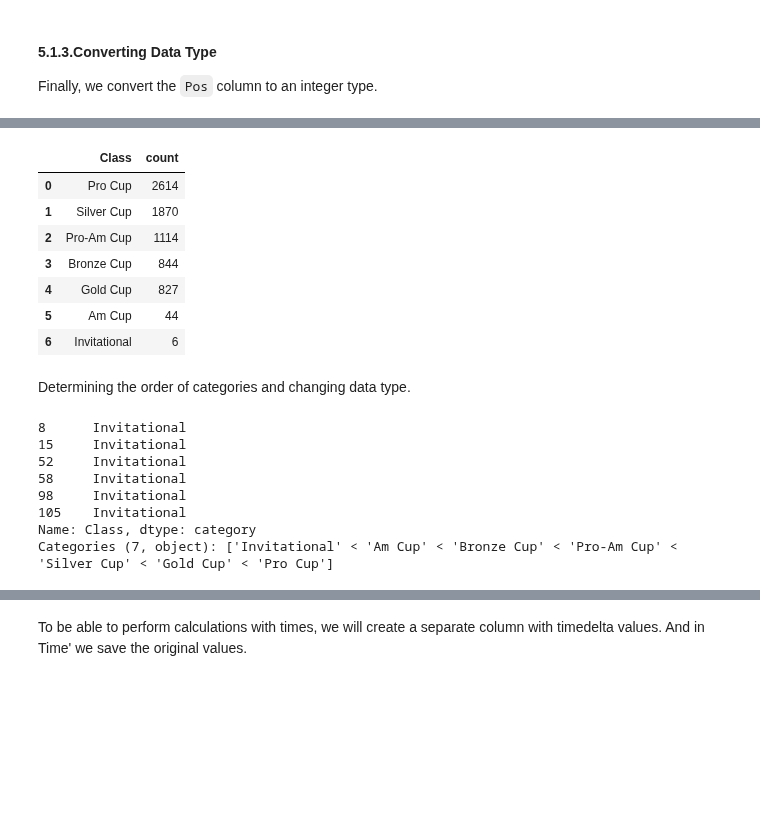
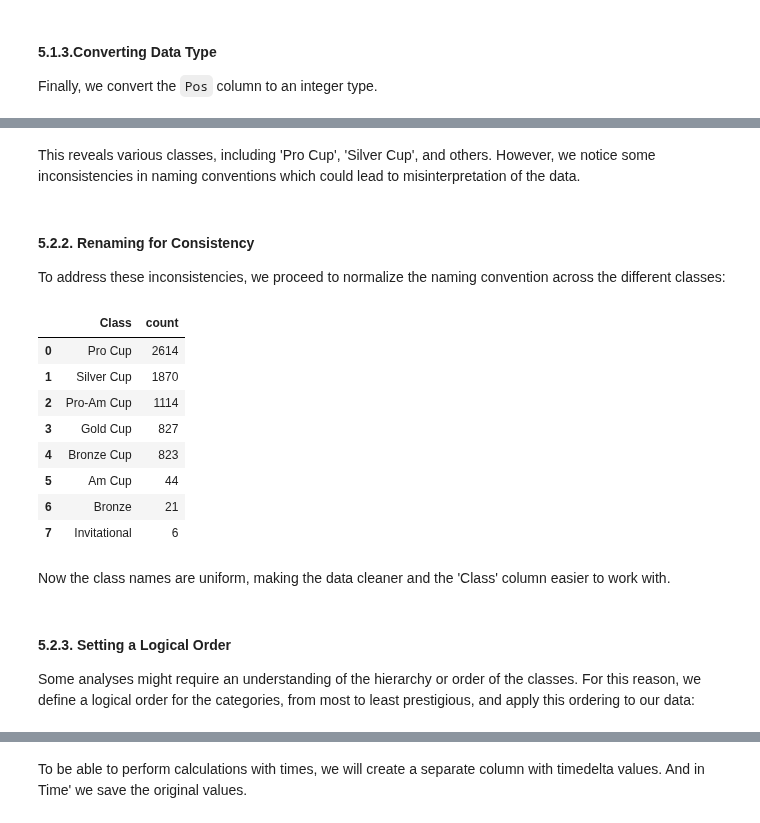
Before and after one commit to S0la1re/GT-World-Challenge-Europe-Data-Analysis, a Jupyter notebook: data_preparation.ipynb, the cells around one changed output, grey strips where cells are left out. Saved outputs shown, nothing was run; the diff lists cells and outputs as text; code cells hidden in the pictures; blank space fills up the shorter version.

```diff
--- a/data_preparation.ipynb
+++ b/data_preparation.ipynb
@@ -210,16 +213,32 @@ And 'Bronze ' change to 'Bronze Cup' according to racing compliance.
+# %% [markdown]
+This reveals various classes, including 'Pro Cup', 'Silver Cup', and others. However, we notice some inconsistencies in naming conventions which could lead to misinterpretation of the data.
+# %% [markdown]
+#### **5.2.2. Renaming for Consistency**
+
+To address these inconsistencies, we proceed to normalize the naming convention across the different classes:
 # %%
-all_races['Class'] = all_races['Class'].replace({'Pro-AM Cup': 'Pro-Am Cup', 'AM Cup': 'Am Cup', 'Bronze': 'Bronze Cup'})
+# Standardize the class names for uniformity
+all_races['Class'] = all_races['Class'].replace({
+    'Pro-AM Cup': 'Pro-Am Cup',
+    'AM Cup': 'Am Cup',
+    'Bronze ': 'Bronze Cup'
+})
 
 all_races['Class'].value_counts().reset_index()
 # %% [output]
 |  | Class | count |
 | 0 | Pro Cup | 2614 |
 | 1 | Silver Cup | 1870 |
 | 2 | Pro-Am Cup | 1114 |
-| 3 | Bronze Cup | 844 |
-| 4 | Gold Cup | 827 |
+| 3 | Gold Cup | 827 |
+| 4 | Bronze Cup | 823 |
 | 5 | Am Cup | 44 |
-| 6 | Invitational | 6 |
+| 6 | Bronze | 21 |
+| 7 | Invitational | 6 |
-# %% [markdown]
-Determining the order of categories and changing data type.
+# %% [markdown]
+Now the class names are uniform, making the data cleaner and the 'Class' column easier to work with.
+# %% [markdown]
+#### **5.2.3. Setting a Logical Order**
+
+Some analyses might require an understanding of the hierarchy or order of the classes. For this reason, we define a logical order for the categories, from most to least prestigious, and apply this ordering to our data:
 # %%
@@ -236,11 +250,0 @@ all_races.loc[all_races['Class'] == 'Invitational', 'Special Class'] = True
-# %%
-all_races[all_races['Special Class'] == True]['Class']
-# %% [output]
-8      Invitational
-15     Invitational
-52     Invitational
-58     Invitational
-98     Invitational
-105    Invitational
-Name: Class, dtype: category
-Categories (7, object): ['Invitational' < 'Am Cup' < 'Bronze Cup' < 'Pro-Am Cup' < 'Silver Cup' < 'Gold Cup' < 'Pro Cup']
```
Also changed, not shown: parts of 21 cells of this notebook.
